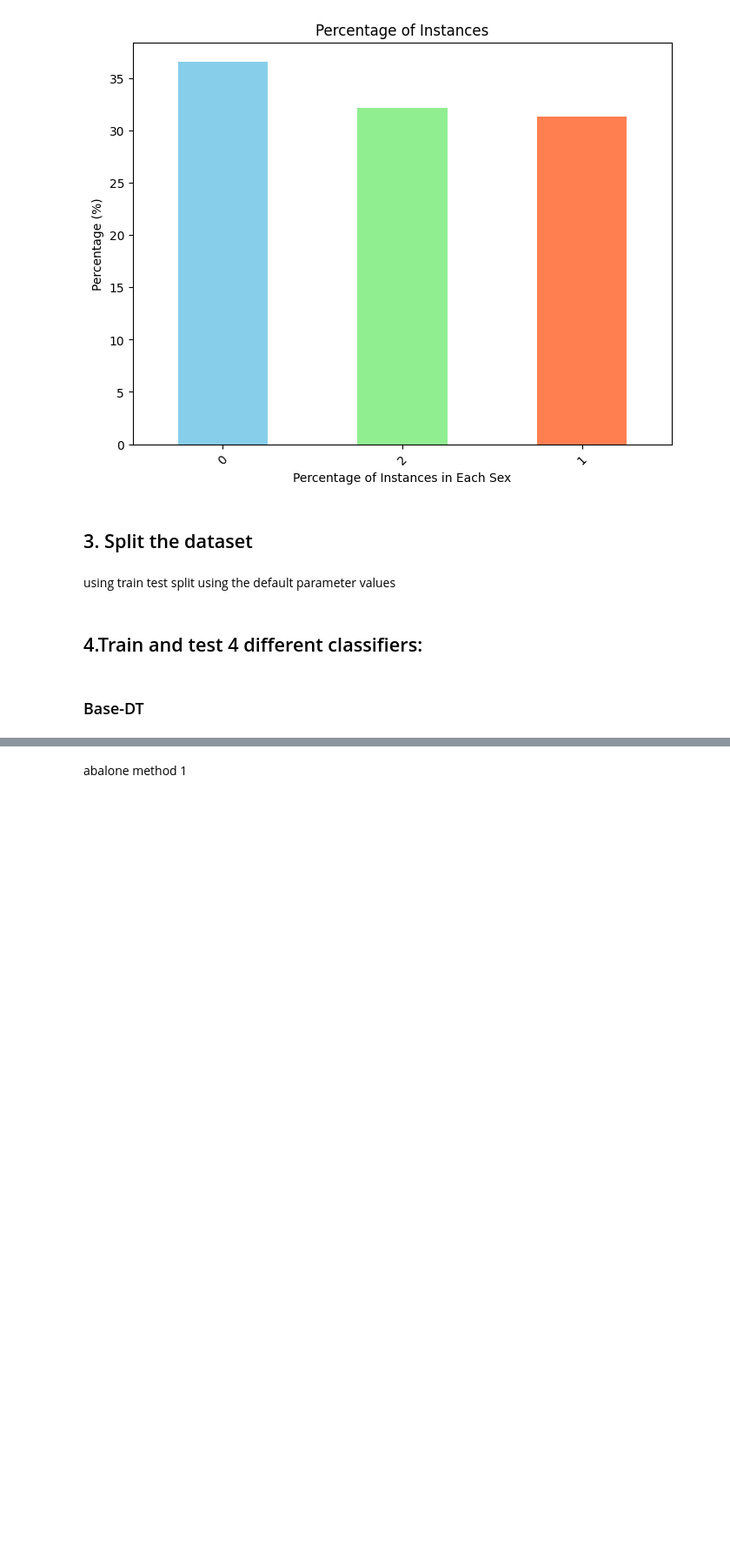
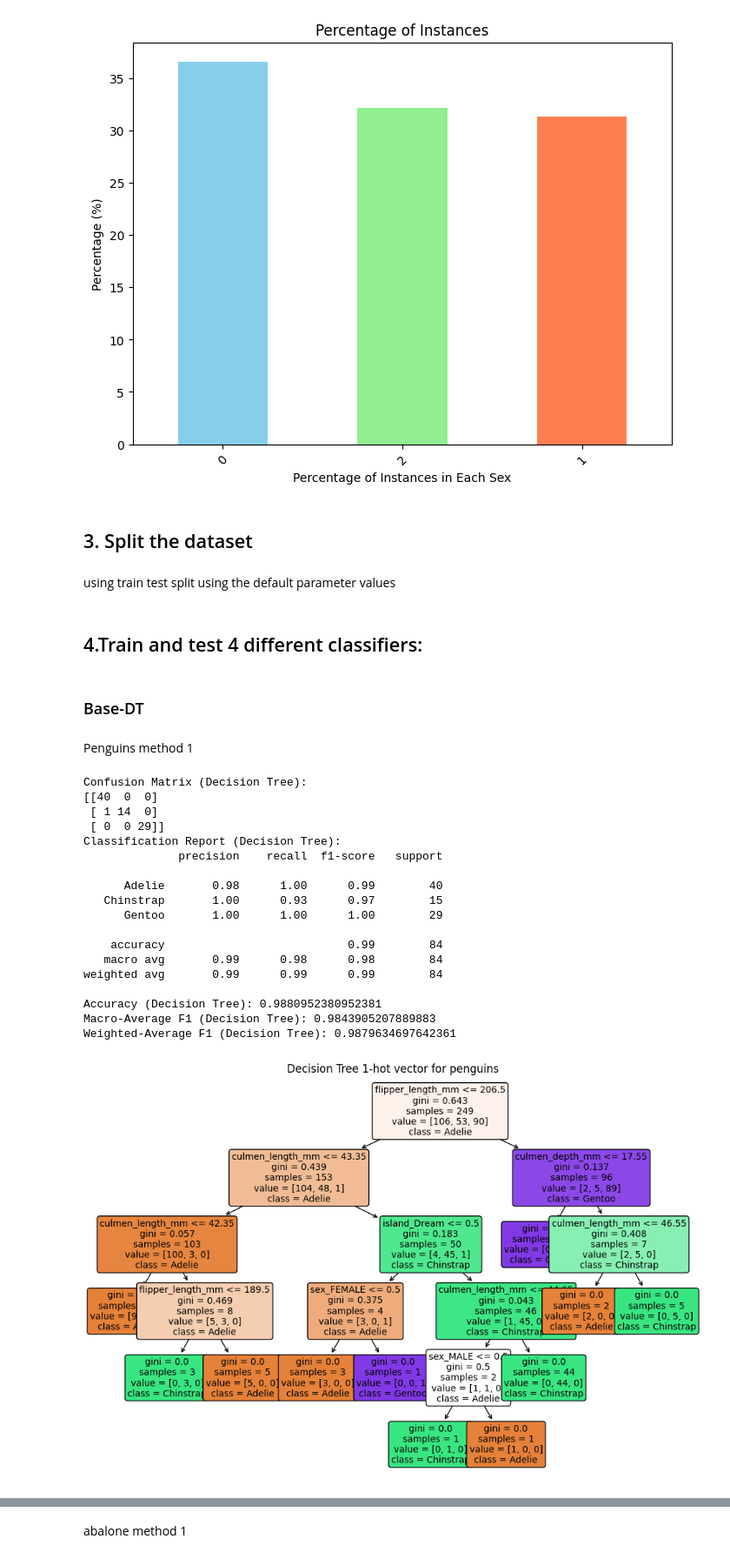
Before and after one commit to ZahinK7/472-Assignment1_40060174_40114478, a Jupyter notebook: a1.ipynb, the cells around one changed output, grey strips where cells are left out. Shown at 87% size. Cells and saved outputs as stored; diff of their text form; code cells hidden in the pictures; blank space fills up the shorter version.

```diff
--- a/a1.ipynb
+++ b/a1.ipynb
@@ -364,0 +413,24 @@ X4_train, X4_test, y4_train, y4_test = train_test_split(X4, y4, test_size=0.25,
+# %% [markdown]
+Penguins method 1
+# %%
+base_dt(X1_train,y1_train,X1_test,y1_test,X1,y1)
+# %% [output]
+Confusion Matrix (Decision Tree):
+[[40  0  0]
+ [ 1 14  0]
+ [ 0  0 29]]
+Classification Report (Decision Tree):
+              precision    recall  f1-score   support
+
+      Adelie       0.98      1.00      0.99        40
+   Chinstrap       1.00      0.93      0.97        15
+      Gentoo       1.00      1.00      1.00        29
+
+    accuracy                           0.99        84
+   macro avg       0.99      0.98      0.98        84
+weighted avg       0.99      0.99      0.99        84
+
+Accuracy (Decision Tree): 0.9880952380952381
+Macro-Average F1 (Decision Tree): 0.9843905207889883
+Weighted-Average F1 (Decision Tree): 0.9879634697642361
+[figure, added]
```
Also changed, not shown: parts of 14 cells of this notebook.
